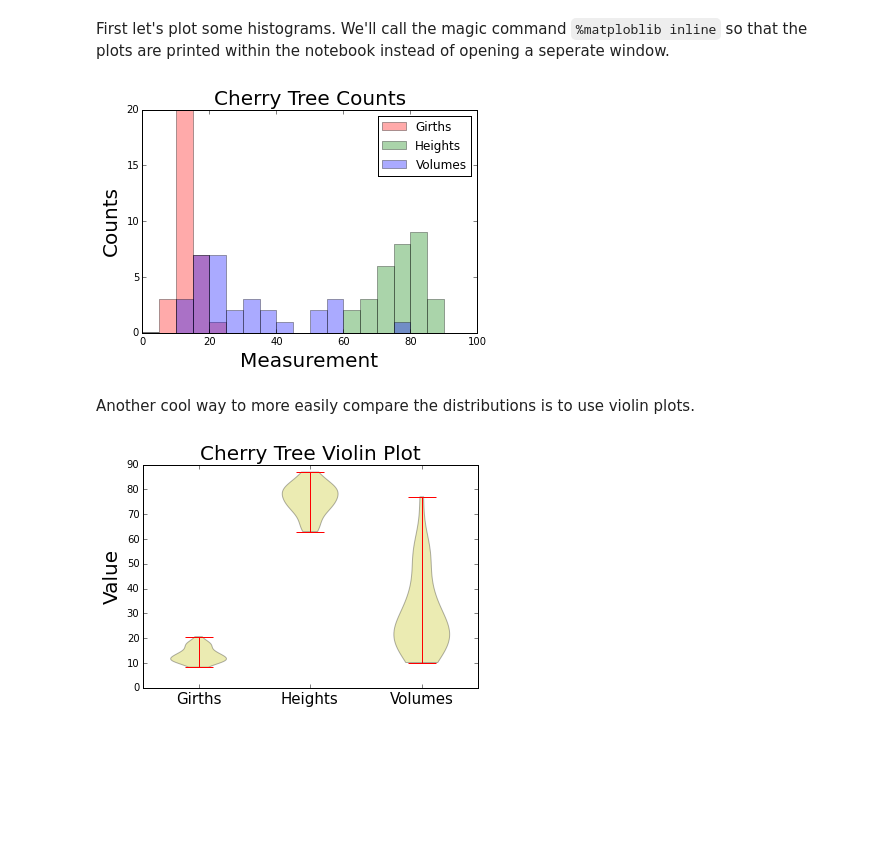
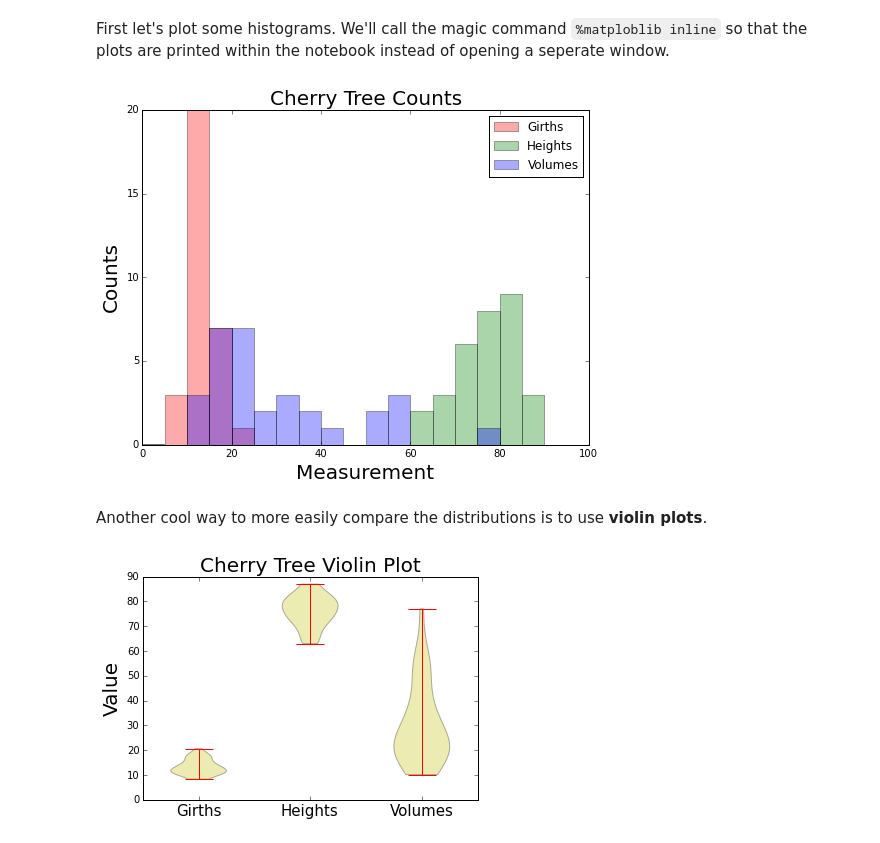
Before and after one commit to lujonathanh/JupyterTutorial, a Jupyter notebook: JupyterTutorial.ipynb, the cells around one changed output. Saved outputs shown, nothing was run; the diff lists cells and outputs as text; code cells hidden in the pictures; blank space fills up the shorter version.

```diff
--- a/JupyterTutorial.ipynb
+++ b/JupyterTutorial.ipynb
@@ -1047,19 +1231,20 @@ First let's plot some histograms. We'll call the magic command `%matploblib inli
 # %%
 %matplotlib inline
 
-bins = xrange(0,100,5)
+bins = range(0,100,5)
+plt.figure(figsize=(8, 6)) # Calling "figure" creates a new figure. The command inside controls the figure size, in inches
 plt.hist(girths, bins=bins, color='red', alpha=1.0/3, label='Girths')
 plt.hist(heights, bins=bins, color='green', alpha=1.0/3, label='Heights')
 plt.hist(volumes, bins=bins, color='blue', alpha=1.0/3, label = 'Volumes')
 plt.legend()
 plt.title("Cherry Tree Counts", fontsize=20)
 plt.xlabel("Measurement", fontsize=20)
 plt.ylabel("Counts", fontsize=20)
-plt.show()
+plt.show() #This shows the figure
 # %% [output]
-[figure, old version]
+[figure, new version]
 # %% [markdown]
-Another cool way to more easily compare the distributions is to use violin plots.
+Another cool way to more easily compare the distributions is to use __violin plots__.
 # %%
 pos = [1, 2, 3]
 data = [girths, heights, volumes]
```
Also changed, not shown: parts of 37 cells of this notebook, 4 other files.
